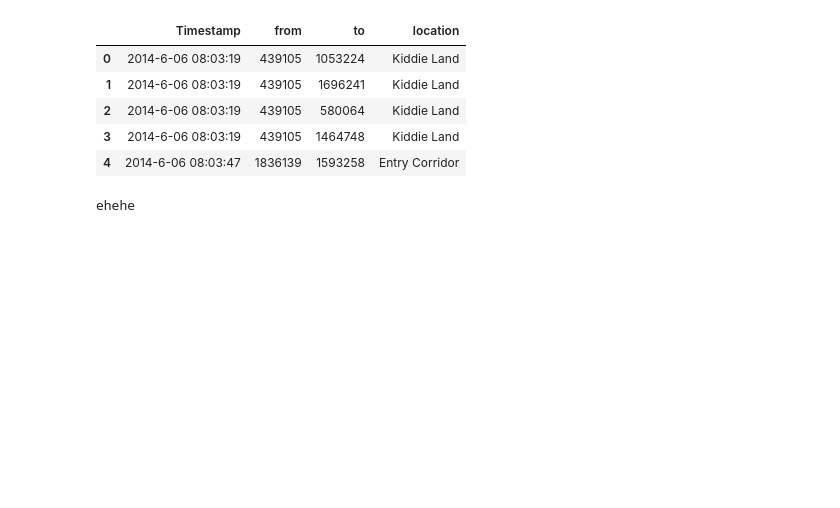
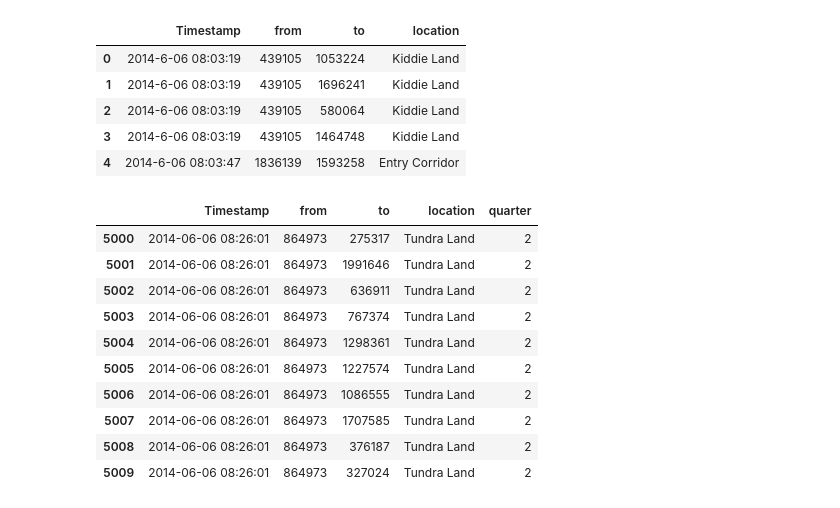
Before and after one commit to ekttd/VAST-Challenge, a Jupyter notebook: VAST_Challenge.ipynb, the cells around one changed output. Saved outputs shown, nothing was run; the diff lists cells and outputs as text; code cells hidden in the pictures; blank space fills up the shorter version.

```diff
--- a/VAST_Challenge.ipynb
+++ b/VAST_Challenge.ipynb
@@ -13,7 +13,29 @@ df.head()
 | 2 | 2014-6-06 08:03:19 | 439105 | 580064 | Kiddie Land |
 | 3 | 2014-6-06 08:03:19 | 439105 | 1464748 | Kiddie Land |
 | 4 | 2014-6-06 08:03:47 | 1836139 | 1593258 | Entry Corridor |
-# %%
-print('ehehe')
-# %% [output]
-ehehe
+# %%
+# вообще Timestamp и так был datetime, но почему-то
+# без явного преобразования дальше не работает(
+
+df['Timestamp'] = pd.to_datetime(df['Timestamp'])
+start_time = df['Timestamp'].iloc[0]
+
+# сколько минут прошло от первой записи
+minutes_from_start = (df['Timestamp'] - start_time).dt.total_seconds() // 60
+
+# метка интервала - делим всю колонку на 15, получается номер интервала
+df['quarter'] = (minutes_from_start // 15 + 1).astype(int)
+
+df[5000:5010]
+# %% [output]
+|  | Timestamp | from | to | location | quarter |
+| 5000 | 2014-06-06 08:26:01 | 864973 | 275317 | Tundra Land | 2 |
+| 5001 | 2014-06-06 08:26:01 | 864973 | 1991646 | Tundra Land | 2 |
+| 5002 | 2014-06-06 08:26:01 | 864973 | 636911 | Tundra Land | 2 |
+| 5003 | 2014-06-06 08:26:01 | 864973 | 767374 | Tundra Land | 2 |
+| 5004 | 2014-06-06 08:26:01 | 864973 | 1298361 | Tundra Land | 2 |
+| 5005 | 2014-06-06 08:26:01 | 864973 | 1227574 | Tundra Land | 2 |
+| 5006 | 2014-06-06 08:26:01 | 864973 | 1086555 | Tundra Land | 2 |
+| 5007 | 2014-06-06 08:26:01 | 864973 | 1707585 | Tundra Land | 2 |
+| 5008 | 2014-06-06 08:26:01 | 864973 | 376187 | Tundra Land | 2 |
+| 5009 | 2014-06-06 08:26:01 | 864973 | 327024 | Tundra Land | 2 |
```
Also changed, not shown: parts of 4 cells of this notebook.
